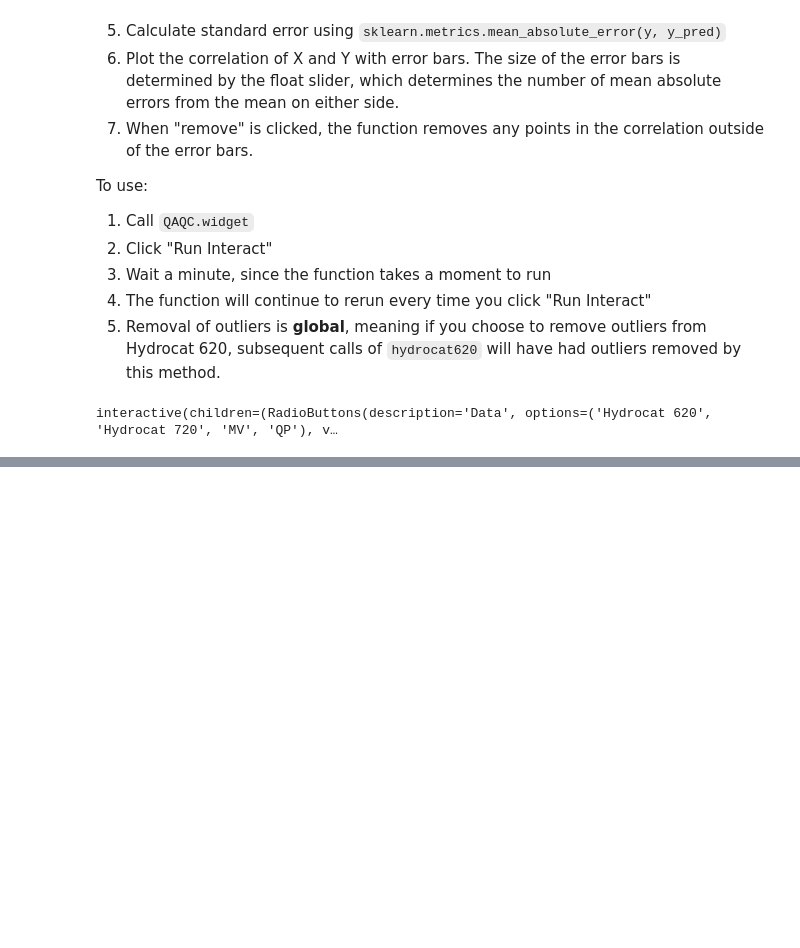
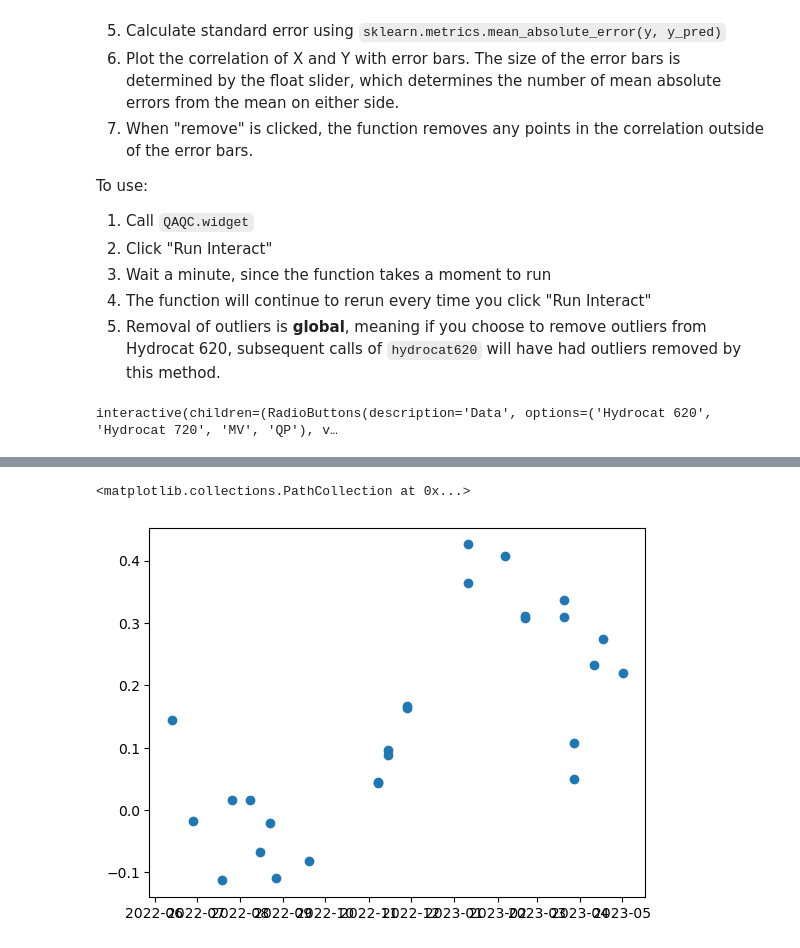
Before and after one commit to abby-baskind/phyto, a Jupyter notebook: QAQC_TimeSeries.ipynb, the cells around one changed output, grey strips where cells are left out. Drawn from its saved outputs; the diff is of its cells as text; code cells hidden in the pictures; blank space fills up the shorter version.

Commit message:
compare with lab samples

```diff
--- a/QAQC_TimeSeries.ipynb
+++ b/QAQC_TimeSeries.ipynb
@@ -537,0 +502,11 @@ hydrocat620
+# %%
+labdf = PLT.get_lab_samples('https://docs.google.com/spreadsheets/d/17FFbtUuhUS4UtxB-OjKIP2wCYJoEAmaW6VaHQPcup9U/edit#gid=0.', 'Sheet1')
+# %%
+labdf["time"] = pd.to_datetime(labdf['DateTime'])
+# %%
+labGB = labdf.where(labdf['Location']== 'GB').dropna()
+labPLT = labdf.where(labdf['Location']== 'PLT').dropna()
+labGB = labGB.reset_index(drop=True)
+labPLT = labPLT.reset_index(drop=True)
+# %%
+PLT_hydro620 = pd.merge_asof(labPLT, hydrocat620, on="time",tolerance = pd.Timedelta("45m"))
@@ -537,0 +534,5 @@ hydrocat620
+# %%
+plt.scatter(PLT_hydro620['time'],PLT_hydro620['pH total'] - PLT_hydro620['pH'] )
+# %% [output]
+<matplotlib.collections.PathCollection at 0x...>
+[figure, added]
```
Also changed, not shown: parts of 13 cells of this notebook, 1 other file.
